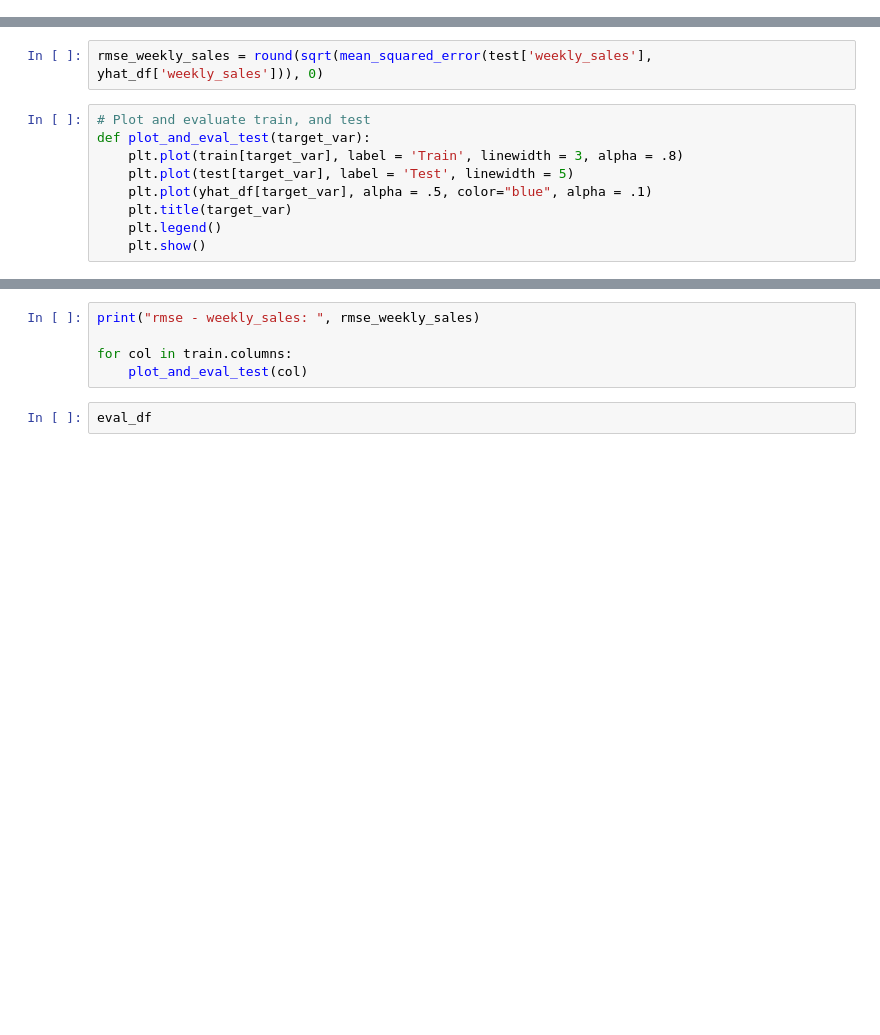
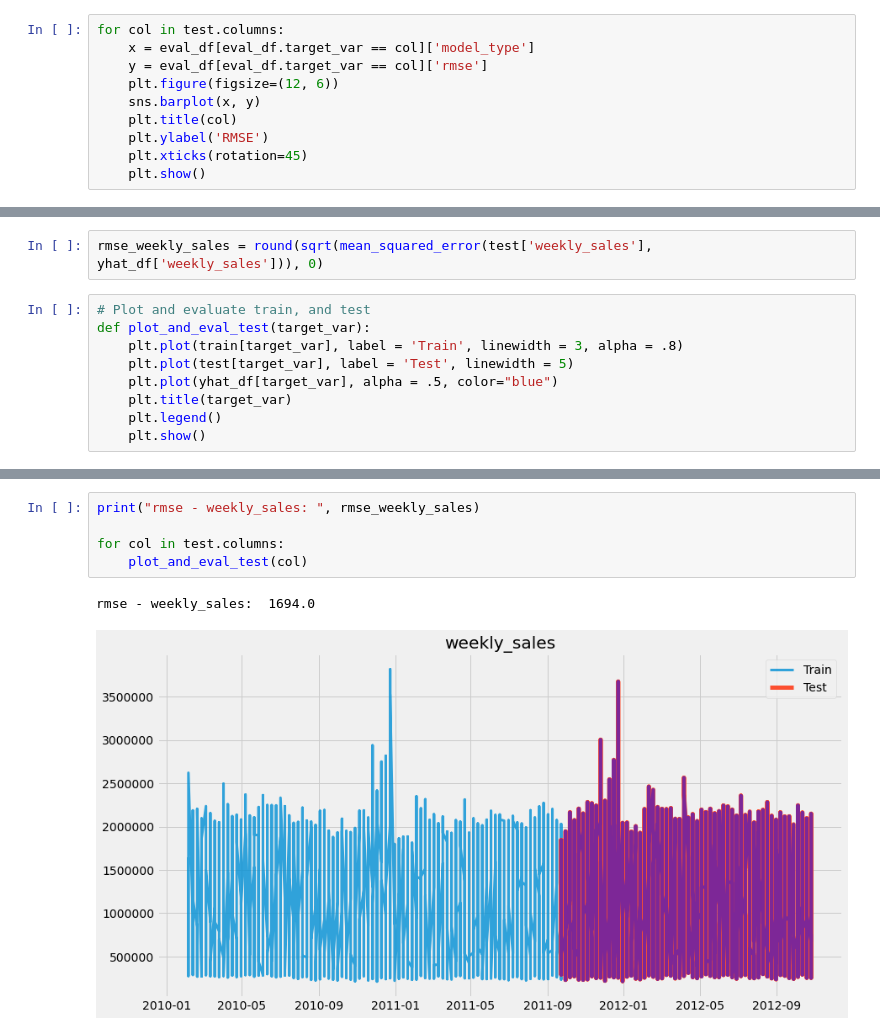
Before and after one commit to VelasquezAlejandro044/alejandro-individual-project, a Jupyter notebook: walmart_sales_data_work.ipynb, the cells around one changed output, grey strips where cells are left out. Drawn from its saved outputs; the diff is of its cells as text; blank space fills up the shorter version.

```diff
--- a/walmart_sales_data_work.ipynb
+++ b/walmart_sales_data_work.ipynb
@@ -748,3 +748,13 @@ for col in train.columns:
     plt.show()
 # %% [output]
 [figure]
+# %%
+for col in test.columns:
+    x = eval_df[eval_df.target_var == col]['model_type']
+    y = eval_df[eval_df.target_var == col]['rmse']
+    plt.figure(figsize=(12, 6))
+    sns.barplot(x, y)
+    plt.title(col)
+    plt.ylabel('RMSE')
+    plt.xticks(rotation=45)
+    plt.show()
@@ -762,7 +777,7 @@ rmse_weekly_sales = round(sqrt(mean_squared_error(test['weekly_sales'], yhat_df[
 def plot_and_eval_test(target_var):
     plt.plot(train[target_var], label = 'Train', linewidth = 3, alpha = .8)
     plt.plot(test[target_var], label = 'Test', linewidth = 5)
-    plt.plot(yhat_df[target_var], alpha = .5, color="blue", alpha = .1)
+    plt.plot(yhat_df[target_var], alpha = .5, color="blue")
     plt.title(target_var)
     plt.legend()
     plt.show()
@@ -771,7 +784,8 @@ SyntaxError: keyword argument repeated (<ipython-input-71-3bc8153204cd>, line 5)
 # %%
 print("rmse - weekly_sales: ", rmse_weekly_sales)
 
-for col in train.columns:
+for col in test.columns:
     plot_and_eval_test(col)
+# %% [output]
+rmse - weekly_sales:  1694.0
+[figure, added]
-# %%
-eval_df
```
Also changed, not shown: parts of 9 cells of this notebook, 4 other files.
